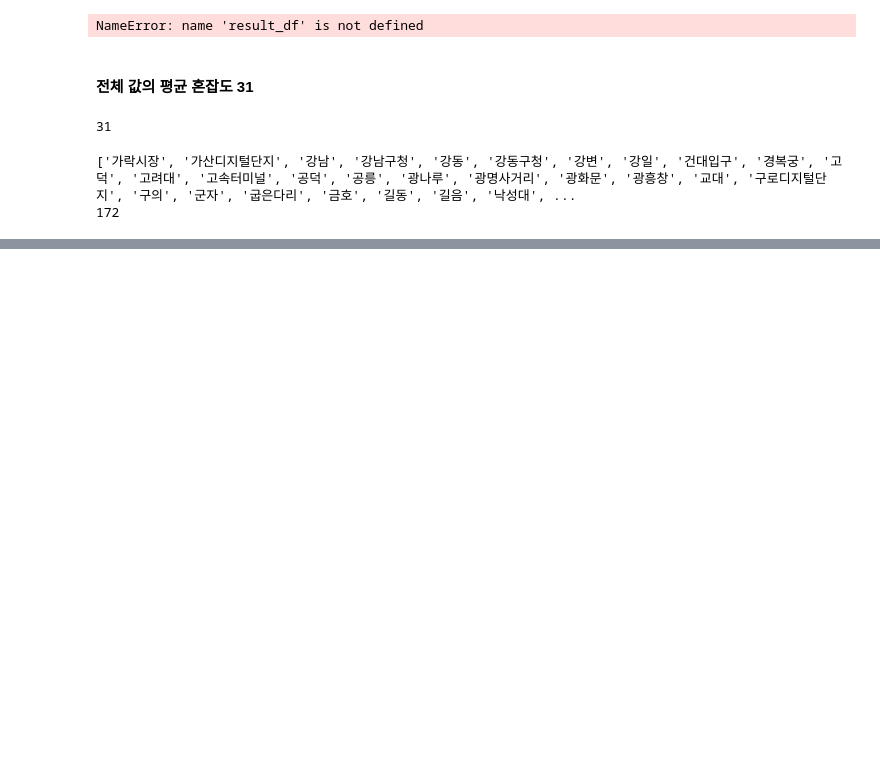
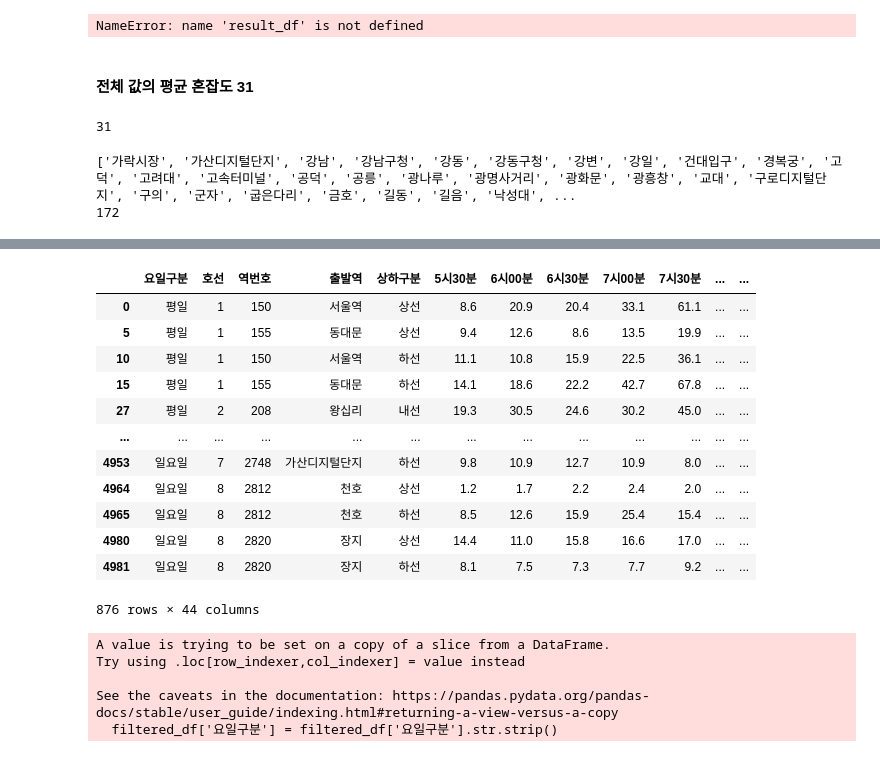
Before and after one commit to addinedu-ros-9th/eda-repo-5, a Jupyter notebook: visualization/subway_filter.ipynb, the cells around one changed output, grey strips where cells are left out. Cells and saved outputs as stored; diff of their text form; code cells hidden in the pictures; blank space fills up the shorter version.

```diff
--- a/visualization/subway_filter.ipynb
+++ b/visualization/subway_filter.ipynb
@@ -154,5 +153,6 @@ See the caveats in the documentation: https://pandas.pydata.org/pandas-docs/stab
 # %%
 # 공백 제거 및 복사본 생성
+filtered_df['요일구분'] = filtered_df['요일구분'].str.strip()
 df = filtered_df.copy()
 df['출발역'] = df['출발역'].str.strip()
 
@@ -479,0 +515,22 @@ print(len(high_congestion_stations))
+# %%
+import re
+# 리스트에서 필터링
+filtered = [item for item in total_list if '역' in item]  # 1번 인덱스가 지역명
+
+# 괄호와 패턴 처리
+sub_filter = []
+for item in filtered:
+   station = item[1]  # 지역명 추출
+   # 괄호 제거
+   clean_station = re.sub(r'\([^)]*\)', '', station)
+   # 한글 문자열 + '역' 추출
+   match = re.search('([가-힣]+역)', clean_station)
+   if match:
+       # 원본 리스트 복사 후 수정된 지역명 삽입
+       new_item = item.copy()
+       new_item[1] = match.group(0)
+       sub_filter.append(new_item)
+   else:
+       sub_filter.append(item)
+
+print(len(sub_filter))
@@ -479,0 +559,48 @@ print(len(high_congestion_stations))
+# %%
+#리스트에서 역글자 제거
+filtered_clean = [name.replace('역', '') for name in sub_filter]
+#데이터프레임에 맞게 역이름 변경
+replacements = {
+    '구로': '구로디지털단지',
+    '서울': '서울역',
+    '삼' : '역삼',
+    '마곡나루':'마곡',
+    '용산':'신용산',
+    '미아사거리':'미아삼거리'
+}
+
+filtered_clean = [replacements.get(item, item) for item in filtered_clean]
+#DataFrame에서도 공백제거
+combined_df['출발역'] = combined_df['출발역'].str.strip()
+#필터링
+filtered_df = combined_df[combined_df['출발역'].isin(filtered_clean)]
+# %%
+filtered_df[]
+# %% [output]
+|  | 요일구분 | 호선 | 역번호 | 출발역 | 상하구분 | 5시30분 | 6시00분 | 6시30분 | 7시00분 | 7시30분 | ... | ... |
+| 0 | 평일 | 1 | 150 | 서울역 | 상선 | 8.6 | 20.9 | 20.4 | 33.1 | 61.1 | ... | ... |
+| 5 | 평일 | 1 | 155 | 동대문 | 상선 | 9.4 | 12.6 | 8.6 | 13.5 | 19.9 | ... | ... |
+| 10 | 평일 | 1 | 150 | 서울역 | 하선 | 11.1 | 10.8 | 15.9 | 22.5 | 36.1 | ... | ... |
+| 15 | 평일 | 1 | 155 | 동대문 | 하선 | 14.1 | 18.6 | 22.2 | 42.7 | 67.8 | ... | ... |
+| 27 | 평일 | 2 | 208 | 왕십리 | 내선 | 19.3 | 30.5 | 24.6 | 30.2 | 45.0 | ... | ... |
+| ... | ... | ... | ... | ... | ... | ... | ... | ... | ... | ... | ... | ... |
+| 4953 | 일요일 | 7 | 2748 | 가산디지털단지 | 하선 | 9.8 | 10.9 | 12.7 | 10.9 | 8.0 | ... | ... |
+| 4964 | 일요일 | 8 | 2812 | 천호 | 상선 | 1.2 | 1.7 | 2.2 | 2.4 | 2.0 | ... | ... |
+| 4965 | 일요일 | 8 | 2812 | 천호 | 하선 | 8.5 | 12.6 | 15.9 | 25.4 | 15.4 | ... | ... |
+| 4980 | 일요일 | 8 | 2820 | 장지 | 상선 | 14.4 | 11.0 | 15.8 | 16.6 | 17.0 | ... | ... |
+| 4981 | 일요일 | 8 | 2820 | 장지 | 하선 | 8.1 | 7.5 | 7.3 | 7.7 | 9.2 | ... | ... |
+876 rows × 44 columns
+# %%
+# 공백 제거 및 복사본 생성
+filtered_df['요일구분'] = filtered_df['요일구분'].str.strip()
+df = filtered_df.copy()
+df['출발역'] = df['출발역'].str.strip()
+
+# 평일/주말 데이터 분리
+weekend_df = df[df['요일구분'].isin(['토요일', '일요일'])]
+# %% [output]
+A value is trying to be set on a copy of a slice from a DataFrame.
+Try using .loc[row_indexer,col_indexer] = value instead
+
+See the caveats in the documentation: https://pandas.pydata.org/pandas-docs/stable/user_guide/indexing.html#returning-a-view-versus-a-copy
+  filtered_df['요일구분'] = filtered_df['요일구분'].str.strip()
```
Also changed, not shown: parts of 26 cells of this notebook.
